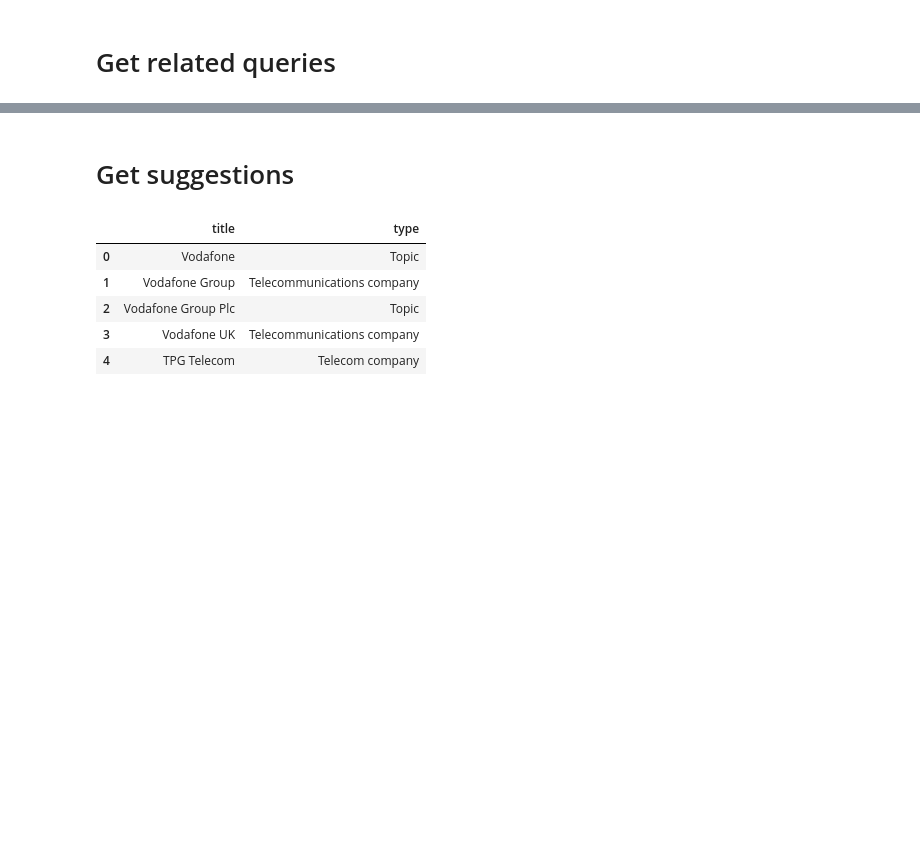
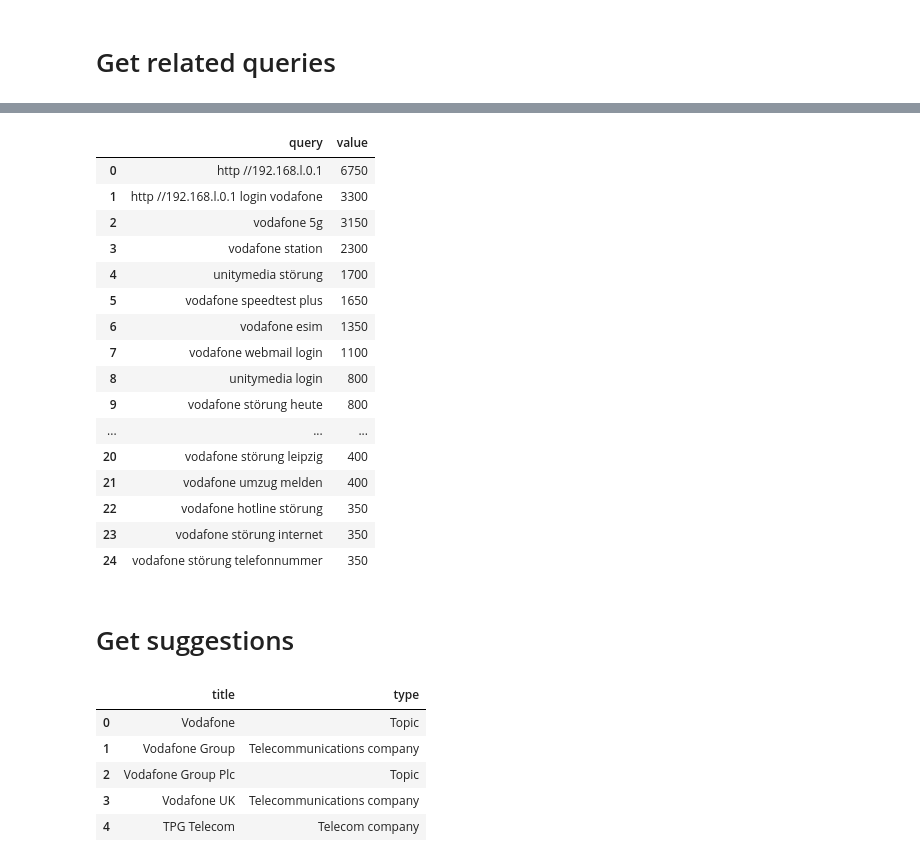
Before and after one commit to ai-doc-git/market_sentiment_analysis, a Jupyter notebook: pytrend.ipynb, the cells around one changed output, grey strips where cells are left out. Drawn from its saved outputs; the diff is of its cells as text; code cells hidden in the pictures; blank space fills up the shorter version.

```diff
--- a/pytrend.ipynb
+++ b/pytrend.ipynb
@@ -134,3 +155,23 @@ trend_analysis.get("Vodafone").get("top")
+# %%
+trend_analysis.get("Vodafone").get("rising")
+# %% [output]
+|  | query | value |
+| 0 | http //192.168.l.0.1 | 6750 |
+| 1 | http //192.168.l.0.1 login vodafone | 3300 |
+| 2 | vodafone 5g | 3150 |
+| 3 | vodafone station | 2300 |
+| 4 | unitymedia störung | 1700 |
+| 5 | vodafone speedtest plus | 1650 |
+| 6 | vodafone esim | 1350 |
+| 7 | vodafone webmail login | 1100 |
+| 8 | unitymedia login | 800 |
+| 9 | vodafone störung heute | 800 |
+| ... | ... | ... |
+| 20 | vodafone störung leipzig | 400 |
+| 21 | vodafone umzug melden | 400 |
+| 22 | vodafone hotline störung | 350 |
+| 23 | vodafone störung internet | 350 |
+| 24 | vodafone störung telefonnummer | 350 |
 # %% [markdown]
 # Get suggestions
 # %%
```
Also changed, not shown: parts of 3 cells of this notebook.
